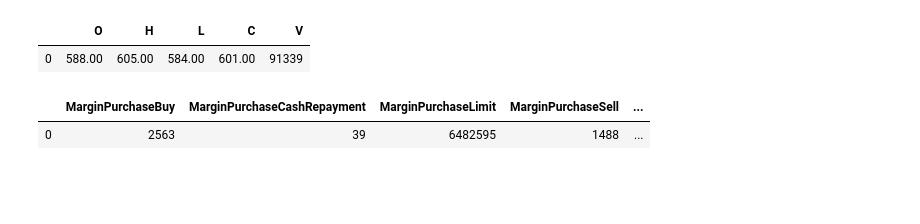
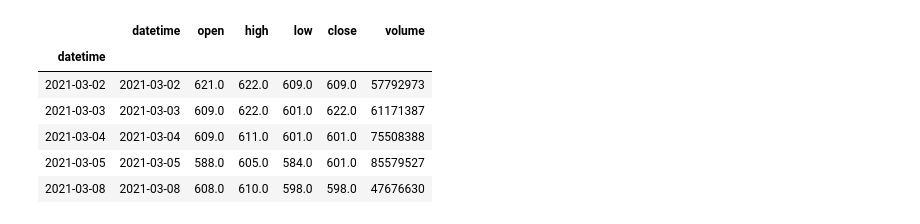
Before and after one commit to funningboy/abu, a Jupyter notebook: abupy_lecture/fubon_finmind.ipynb, the cells around one changed output. Saved outputs shown, nothing was run; the diff lists cells and outputs as text; code cells hidden in the pictures; blank space fills up the shorter version.

```diff
--- a/abupy_lecture/fubon_finmind.ipynb
+++ b/abupy_lecture/fubon_finmind.ipynb
@@ -36,51 +25,27 @@ dateiso
-# %%
-URL = 'http://fubon-ebrokerdj.fbs.com.tw/Z/ZC/ZCX/ZCX_2330.djhtm'
-
-resp = requests.get(URL)
-soup = BeautifulSoup(resp.text, 'html.parser')
-table = soup.find_all('table', {'class': 't01'})[1]
-values = list(map(lambda x: str(x.text).replace(',',''), table.find_all('td', {'class': 't3n1'})))
-ohlcV = {
-    'O': 0,
-    'H': 1,
-    'L': 2,
-    'C': 3,
-    'V': 11
-}
-for k,v in ohlcV.items():
-    ohlcV[k] = lls(values[ohlcV[k]])
-
-ohlcV = pd.DataFrame(ohlcV)
-ohlcV
-# %% [output]
-|  | O | H | L | C | V |
-| 0 | 588.00 | 605.00 | 584.00 | 601.00 | 91339 |
-# %%
-URL= 'http://fubon-ebrokerdj.fbs.com.tw/z/zc/zcx/zcxD5.djjs?A=2330'
-
-resp = requests.get(URL)
-soup = BeautifulSoup(resp.text, 'html.parser')
-table = soup.find_all('table', {'class': 't01'})[0]
-values = list(map(lambda x: str(x.text).replace(',',''), table.find_all('td', {'class': 't3n1'})))
-
-MarginPS = {
-    'MarginPurchaseBuy': 0,
-    'MarginPurchaseCashRepayment' : 2,
-    'MarginPurchaseLimit': 4,
-    'MarginPurchaseSell': 1,
-    'MarginPurchaseTodayBalance': 3,
-    'MarginPurchaseYesterdayBalance': 7
-}
-for k,v in MarginPS.items():
-    MarginPS[k] = lls(values[MarginPS[k]])
-
-MarginPS.update({
-    'date': [td],
-    'stock_id': ['2330']
-})
-data = pd.DataFrame(MarginPS)
-data
-# %% [output]
-|  | MarginPurchaseBuy | MarginPurchaseCashRepayment | MarginPurchaseLimit | MarginPurchaseSell | ... |
-| 0 | 2563 | 39 | 6482595 | 1488 | ... |
+# %%
+url = "https://api.finmindtrade.com/api/v4/data"
+parameter = {
+    "dataset": "TaiwanStockPrice",
+    "data_id": "2330",
+    "start_date": "2021-03-01",
+    "token": "", # 參考登入，獲取金鑰
+}
+data0 = requests.get(url, params=parameter)
+data0 = data0.json()
+data0 = pd.DataFrame(data0['data'])
+data0['date'] = pd.to_datetime(data0['date'], format='%Y-%m-%d', errors='ignore')
+#map to backtrader df.column reserved key
+data0 = data0.rename(columns={'date': 'datetime', 'open': 'open', 'max': 'high', 'min': 'low', 'close': 'close', 'Trading_Volume': 'volume'})
+data0 = data0[['datetime', 'open', 'high', 'low', 'close', 'volume']]
+data0.index = data0['datetime']
+data0.head()
+#data0.dtypes
+# %% [output]
+|  | datetime | open | high | low | close | volume |
+| datetime |  |  |  |  |  |  |
+| 2021-03-02 | 2021-03-02 | 621.0 | 622.0 | 609.0 | 609.0 | 57792973 |
+| 2021-03-03 | 2021-03-03 | 609.0 | 622.0 | 601.0 | 622.0 | 61171387 |
+| 2021-03-04 | 2021-03-04 | 609.0 | 611.0 | 601.0 | 601.0 | 75508388 |
+| 2021-03-05 | 2021-03-05 | 588.0 | 605.0 | 584.0 | 601.0 | 85579527 |
+| 2021-03-08 | 2021-03-08 | 608.0 | 610.0 | 598.0 | 598.0 | 47676630 |
 # %%
```
Also changed, not shown: parts of 21 cells of this notebook, 30 other files.
